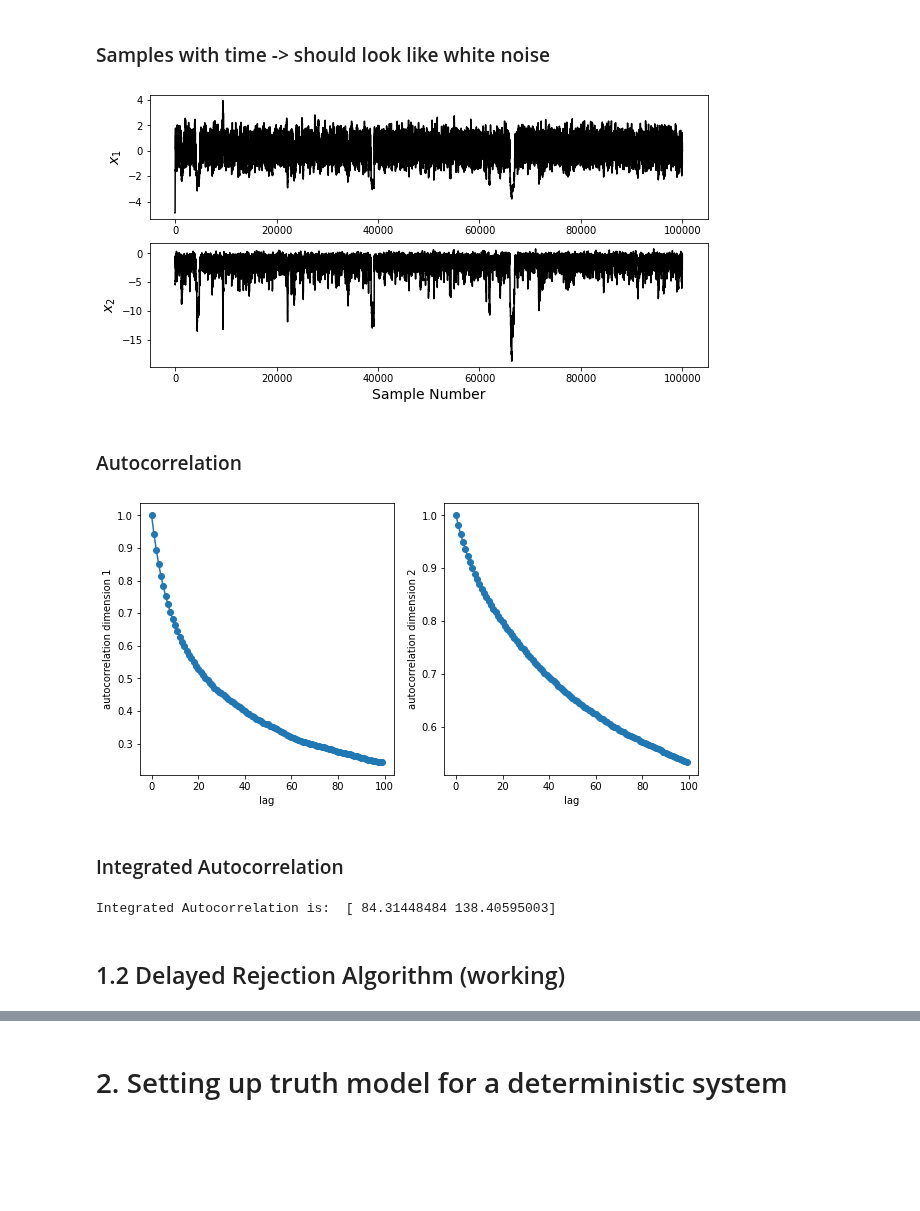
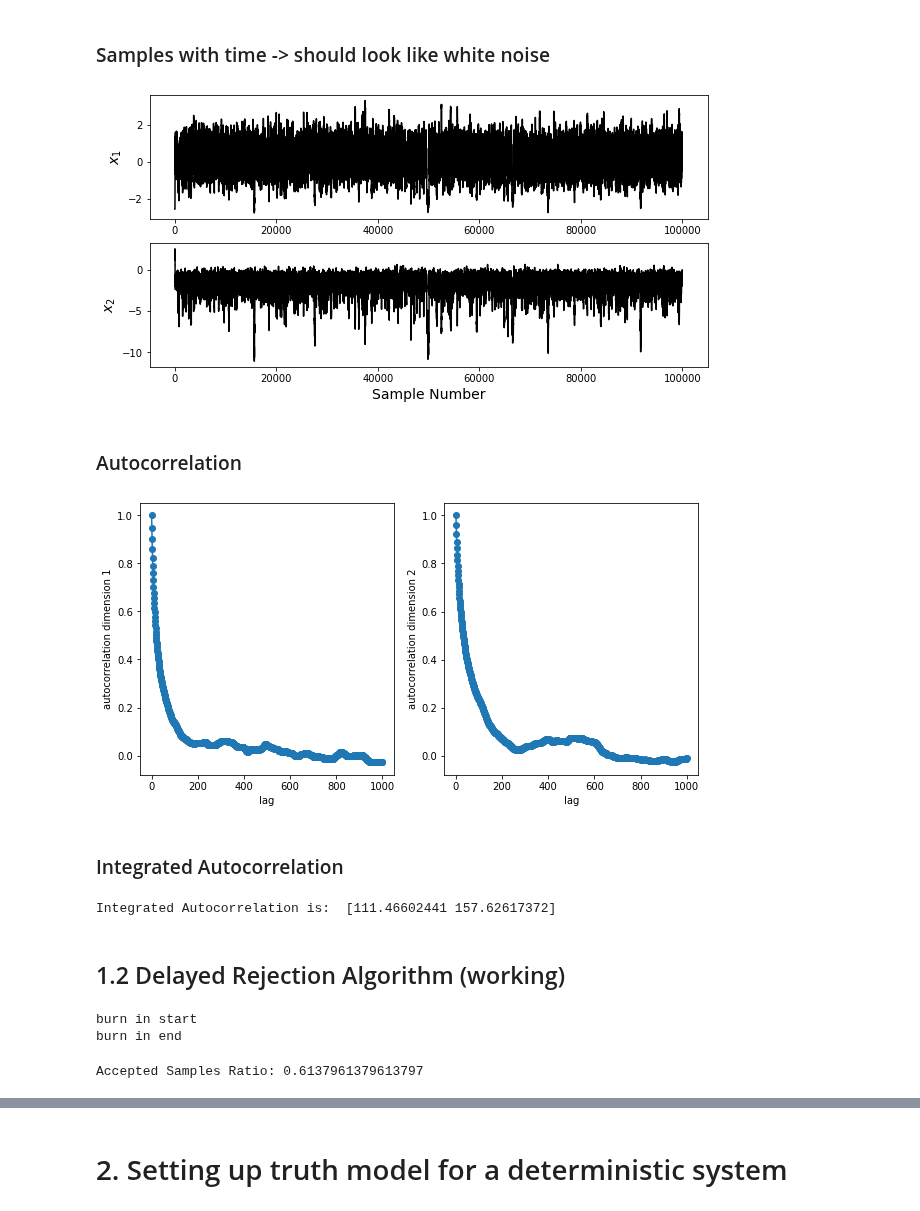
Before and after one commit to hardikparwana/aerosp567, a Jupyter notebook: Project 2/Project2_2-Copy1.ipynb, the cells around one changed output, grey strips where cells are left out. Saved outputs shown, nothing was run; the diff lists cells and outputs as text; code cells hidden in the pictures; blank space fills up the shorter version.

```diff
--- a/Project 2/Project2_2-Copy1.ipynb
+++ b/Project 2/Project2_2-Copy1.ipynb
@@ -221,7 +221,7 @@ def banana_log_pdf(x):
 # Testing banana sampler
 x = []
 y = []
-for i in range(10000):
+for i in range(100000):
     sample = banana_sampler()
     x.append(sample[0]); y.append(sample[1])
 plt.plot(x,y,'*')
@@ -325,12 +325,12 @@ dim = 2
 initial_sample = np.random.randn(2) # random location
 initial_covariance = np.array([ [1,0],[0,1] ])
 
-name = "vanilla"
+name = "adaptive"
 
 # Adapt + False for MCMC
 # Adapt = True for Adaptive Metropolis
 samples, ar = adaptive_mhmcmc(initial_sample, initial_covariance, num_samples, banana_log_pdf,
-                     proposal_rw_logpdf, proposal_rw_sampler, adapt=False)
+                     proposal_rw_logpdf, proposal_rw_sampler, adapt=True)
 
 print("Accepted Samples Ratio:", ar)
 # %% [output]
@@ -365,34 +365,34 @@ axs[1].set_xlabel('Sample Number', fontsize=14)
 #axs[1].set_xlim([40000, 50000])
 plt.savefig("mixing_"+name+".png")
 # %% [output]
-[figure, old version]
+[figure, new version]
 # %% [markdown]
 ### Autocorrelation
 # %%
-maxlag=100
+maxlag=1000
 step=1
 lags, autolag = autocorrelation(samples, maxlag=maxlag,step=step)
 fig, axs = plt.subplots(1, 2, figsize=(10, 5))
 axs[0].plot(lags, autolag[:, 0],'-o')
 axs[0].set_xlabel('lag')
 axs[0].set_ylabel('autocorrelation dimension 1')
 axs[1].plot(lags, autolag[:, 1],'-o')
 axs[1].set_xlabel('lag')
 axs[1].set_ylabel('autocorrelation dimension 2')
 plt.savefig("autocorr_"+name+".png")
 plt.show()
 # %% [output]
-[figure, old version]
+[figure, new version]
-# %% [markdown]
-### Integrated Autocorrelation
-# %%
-# lags, autolag
-IAC = 1
-for index, lag in enumerate(lags):
-    IAC = IAC + 2*autolag[index]
-print("Integrated Autocorrelation is: ", IAC)
-# %% [output]
-Integrated Autocorrelation is:  [ 84.31448484 138.40595003]
+# %% [markdown]
+### Integrated Autocorrelation
+# %%
+# lags, autolag
+IAC = 1
+for index, lag in enumerate(lags):
+    IAC = IAC + 2*autolag[index]
+print("Integrated Autocorrelation is: ", IAC)
+# %% [output]
+Integrated Autocorrelation is:  [111.46602441 157.62617372]
 # %% [markdown]
 ## 1.2 Delayed Rejection Algorithm (working)
 # %%
@@ -506,8 +506,9 @@ def delayed_rejection_mhmcmc(starting_sample, starting_cov, num_samples, target_
 
     return samples, num_accept / float(num_samples-1)
 # %%
-num_samples = 10000
+num_samples = 100000 #10000
 dim = 2
+name = "dram"
 initial_sample = np.random.randn(2) # random location
 initial_covariance = np.array([ [1,0],[0,1] ])
 
@@ -515,6 +516,10 @@ samples_dram, ar_dram = delayed_rejection_mhmcmc(initial_sample, initial_covaria
                      proposal_rw_logpdf, proposal_rw_sampler, adapt=True)
 
 print("Accepted Samples Ratio:", ar_dram)
+# %% [output]
+burn in start
+burn in end
+Accepted Samples Ratio: 0.6137961379613797
 # %%
 # plot samples from posterior
 fig, axs, gs = scatter_matrix([samples_dram], labels=[r'$x_1$', r'$x_2$'],
```
Also changed, not shown: parts of 8 cells of this notebook.
